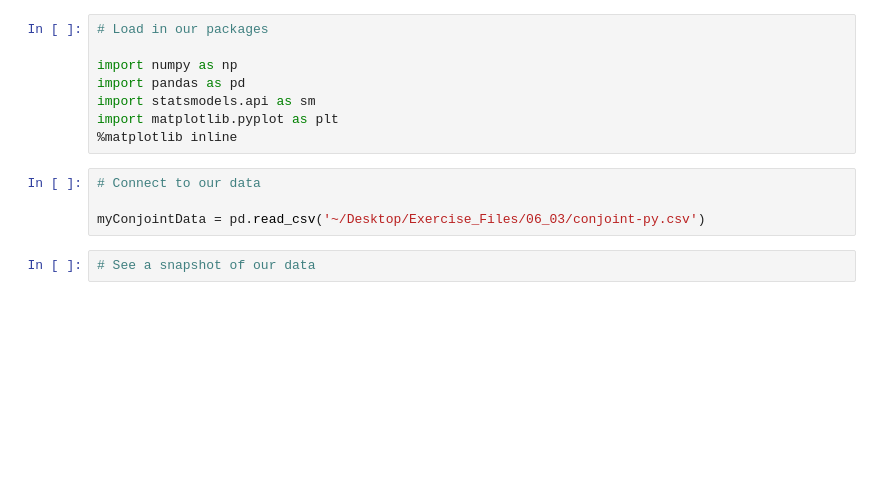
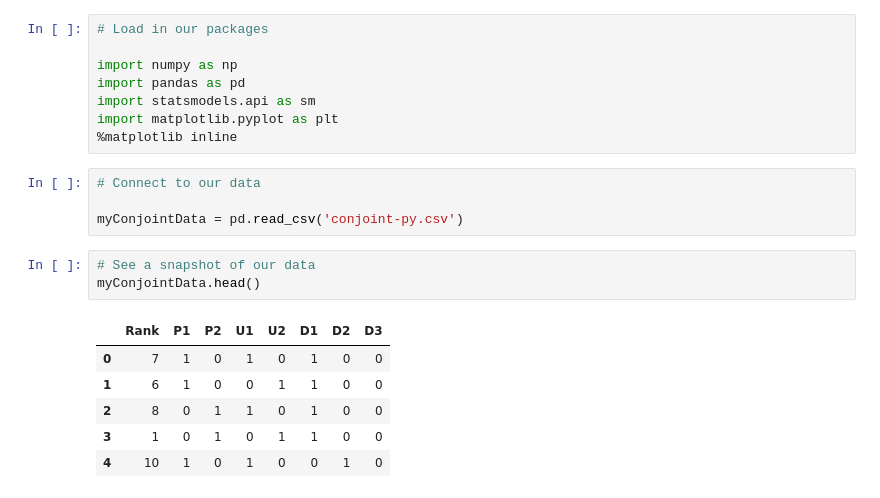
Before and after one commit to nazmus-shakib-mist-ipe02/The-Data-Science-of-Marketing, a Jupyter notebook: 6. Conjoint Analysis/conjoint.ipynb, the cells around one changed output. Cells and saved outputs as stored; diff of their text form; blank space fills up the shorter version.

```diff
--- a/6. Conjoint Analysis/conjoint.ipynb
+++ b/6. Conjoint Analysis/conjoint.ipynb
@@ -9,9 +9,17 @@ import matplotlib.pyplot as plt
 # %%
 # Connect to our data
 
-myConjointData = pd.read_csv('~/Desktop/Exercise_Files/06_03/conjoint-py.csv')
+myConjointData = pd.read_csv('conjoint-py.csv')
 # %%
 # See a snapshot of our data
+myConjointData.head()
+# %% [output]
+|  | Rank | P1 | P2 | U1 | U2 | D1 | D2 | D3 |
+| 0 | 7 | 1 | 0 | 1 | 0 | 1 | 0 | 0 |
+| 1 | 6 | 1 | 0 | 0 | 1 | 1 | 0 | 0 |
+| 2 | 8 | 0 | 1 | 1 | 0 | 1 | 0 | 0 |
+| 3 | 1 | 0 | 1 | 0 | 1 | 1 | 0 | 0 |
+| 4 | 10 | 1 | 0 | 1 | 0 | 0 | 1 | 0 |
 # %%
 # Update the names of our vectors
 
```
Also changed, not shown: parts of 4 cells of this notebook.
